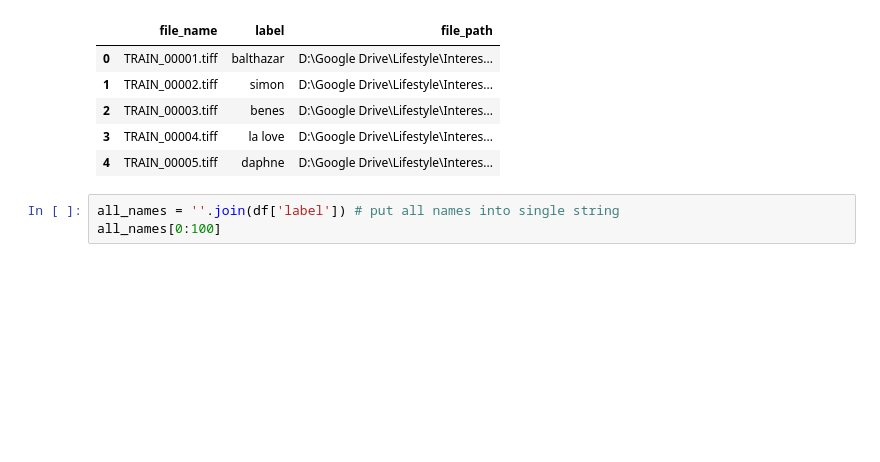
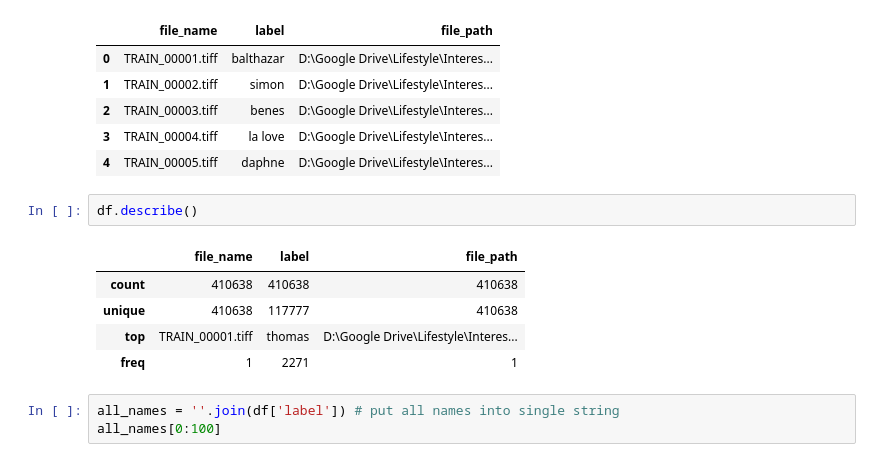
Before and after one commit to faraz-g/handwriting-recognition, a Jupyter notebook: notebooks/text analysis.ipynb, the cells around one changed output. Drawn from its saved outputs; the diff is of its cells as text; blank space fills up the shorter version.

```diff
--- a/notebooks/text analysis.ipynb
+++ b/notebooks/text analysis.ipynb
@@ -29,6 +29,14 @@ df.head()
 | 2 | TRAIN_00003.tiff | benes | D:\Google Drive\Lifestyle\Interes... |
 | 3 | TRAIN_00004.tiff | la love | D:\Google Drive\Lifestyle\Interes... |
 | 4 | TRAIN_00005.tiff | daphne | D:\Google Drive\Lifestyle\Interes... |
+# %%
+df.describe()
+# %% [output]
+|  | file_name | label | file_path |
+| count | 410638 | 410638 | 410638 |
+| unique | 410638 | 117777 | 410638 |
+| top | TRAIN_00001.tiff | thomas | D:\Google Drive\Lifestyle\Interes... |
+| freq | 1 | 2271 | 1 |
 # %%
 all_names = ''.join(df['label']) # put all names into single string
 all_names[0:100]
```
